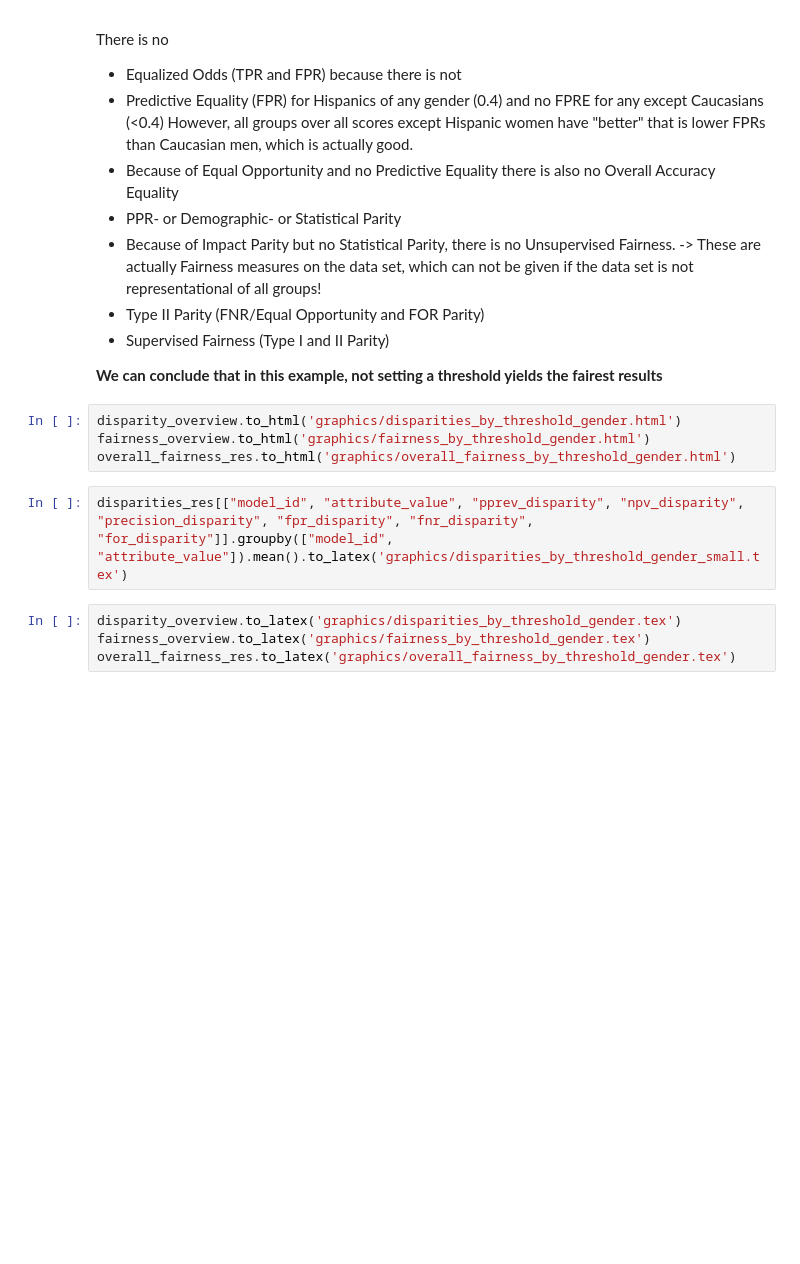
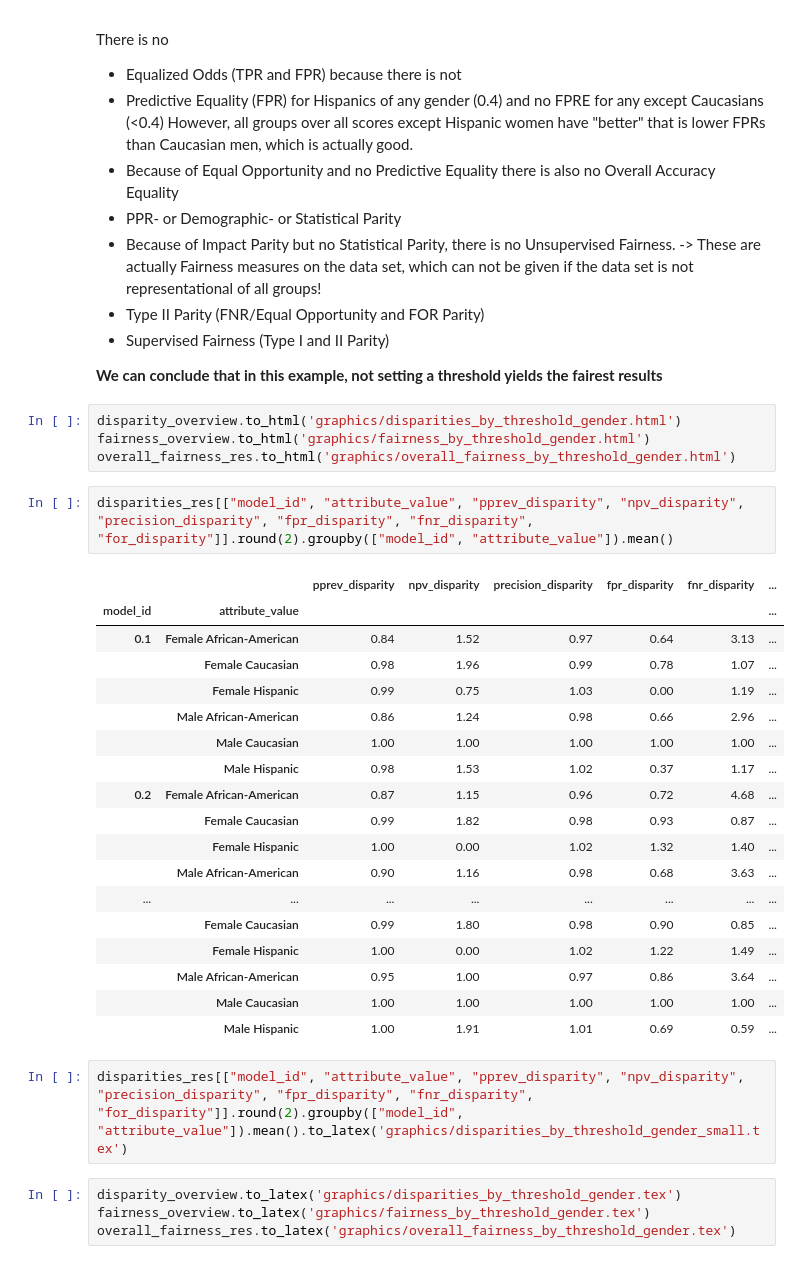
Before and after one commit to namsor/namsor-compass, a Jupyter notebook: 05_Data_Analysis_01_Fairness_Analysis_of_Gender_Endpoint.ipynb, the cells around one changed output. Saved outputs shown, nothing was run; the diff lists cells and outputs as text; blank space fills up the shorter version.

Commit message:
and rounding

```diff
--- a/05_Data_Analysis_01_Fairness_Analysis_of_Gender_Endpoint.ipynb
+++ b/05_Data_Analysis_01_Fairness_Analysis_of_Gender_Endpoint.ipynb
@@ -348,8 +348,29 @@ There is no
 disparity_overview.to_html('graphics/disparities_by_threshold_gender.html')
 fairness_overview.to_html('graphics/fairness_by_threshold_gender.html')
 overall_fairness_res.to_html('graphics/overall_fairness_by_threshold_gender.html')
+# %%
+disparities_res[["model_id", "attribute_value", "pprev_disparity", "npv_disparity", "precision_disparity", "fpr_disparity", "fnr_disparity", "for_disparity"]].round(2).groupby(["model_id", "attribute_value"]).mean()
+# %% [output]
+|  |  | pprev_disparity | npv_disparity | precision_disparity | fpr_disparity | fnr_disparity | ... |
+| model_id | attribute_value |  |  |  |  |  | ... |
+| 0.1 | Female African-American | 0.84 | 1.52 | 0.97 | 0.64 | 3.13 | ... |
+|  | Female Caucasian | 0.98 | 1.96 | 0.99 | 0.78 | 1.07 | ... |
+|  | Female Hispanic | 0.99 | 0.75 | 1.03 | 0.00 | 1.19 | ... |
+|  | Male African-American | 0.86 | 1.24 | 0.98 | 0.66 | 2.96 | ... |
+|  | Male Caucasian | 1.00 | 1.00 | 1.00 | 1.00 | 1.00 | ... |
+|  | Male Hispanic | 0.98 | 1.53 | 1.02 | 0.37 | 1.17 | ... |
+| 0.2 | Female African-American | 0.87 | 1.15 | 0.96 | 0.72 | 4.68 | ... |
+|  | Female Caucasian | 0.99 | 1.82 | 0.98 | 0.93 | 0.87 | ... |
+|  | Female Hispanic | 1.00 | 0.00 | 1.02 | 1.32 | 1.40 | ... |
+|  | Male African-American | 0.90 | 1.16 | 0.98 | 0.68 | 3.63 | ... |
+| ... | ... | ... | ... | ... | ... | ... | ... |
+|  | Female Caucasian | 0.99 | 1.80 | 0.98 | 0.90 | 0.85 | ... |
+|  | Female Hispanic | 1.00 | 0.00 | 1.02 | 1.22 | 1.49 | ... |
+|  | Male African-American | 0.95 | 1.00 | 0.97 | 0.86 | 3.64 | ... |
+|  | Male Caucasian | 1.00 | 1.00 | 1.00 | 1.00 | 1.00 | ... |
+|  | Male Hispanic | 1.00 | 1.91 | 1.01 | 0.69 | 0.59 | ... |
 # %%
-disparities_res[["model_id", "attribute_value", "pprev_disparity", "npv_disparity", "precision_disparity", "fpr_disparity", "fnr_disparity", "for_disparity"]].groupby(["model_id", "attribute_value"]).mean().to_latex('graphics/disparities_by_threshold_gender_small.tex')
+disparities_res[["model_id", "attribute_value", "pprev_disparity", "npv_disparity", "precision_disparity", "fpr_disparity", "fnr_disparity", "for_disparity"]].round(2).groupby(["model_id", "attribute_value"]).mean().to_latex('graphics/disparities_by_threshold_gender_small.tex')
 # %%
 disparity_overview.to_latex('graphics/disparities_by_threshold_gender.tex')
 fairness_overview.to_latex('graphics/fairness_by_threshold_gender.tex')
```
Also changed, not shown: 1 other file.
